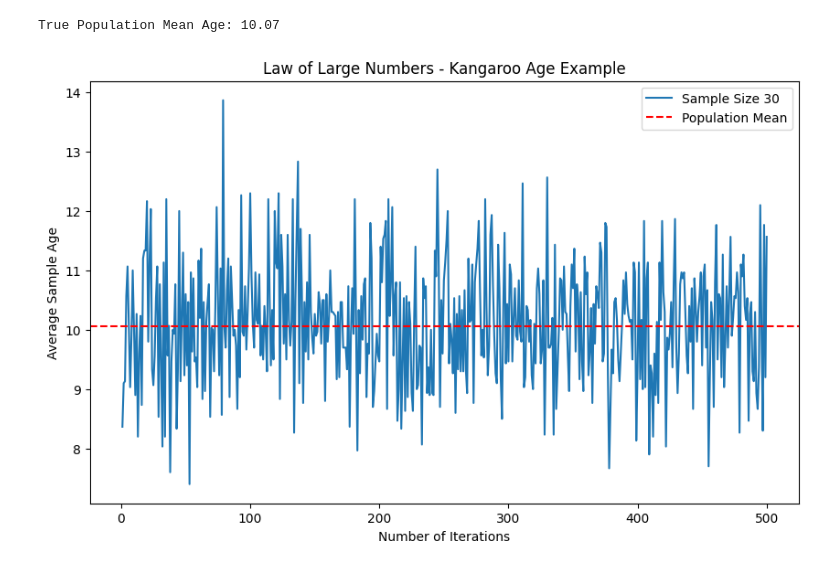
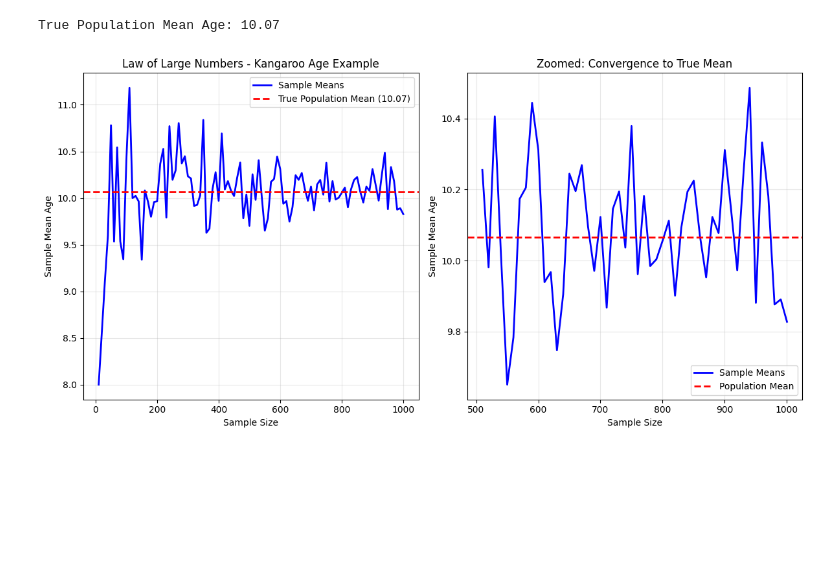
Before and after one commit to jessicapaes/Kangaroo_Population, a Jupyter notebook: Kangaroo_Population.ipynb, the cells around one changed output. Saved outputs shown, nothing was run; the diff lists cells and outputs as text; code cells hidden in the pictures; blank space fills up the shorter version.

```diff
--- a/Kangaroo_Population.ipynb
+++ b/Kangaroo_Population.ipynb
@@ -1,39 +1,77 @@
 # %%
 import numpy as np
 import matplotlib.pyplot as plt
 
-# 1. Create a mock "population" of kangaroo ages
-# (replace this with your real kangaroo dataset if available)
-np.random.seed(42)  # for reproducibility
+# 1. Create Australian Kangaroo population
+np.random.seed(42)
 population = np.random.randint(1, 20, size=10000)  # ages between 1 and 20
 
-# Population mean (true parameter)
+# Calculate true population mean (this is what we're trying to estimate)
 population_mean = np.mean(population)
 print(f"True Population Mean Age: {population_mean:.2f}")
 
-# 2. Law of Large Numbers simulation
-def simulate_lln(sample_size=30, iterations=500):
+# 2. Law of Large Numbers demonstration function
+def demonstrate_lln(population, max_sample_size=1000):
+    """
+    Show how sample mean approaches population mean as sample size increases
+    """
+    # Create different sample sizes to test
+    sample_sizes = np.arange(10, max_sample_size + 1, 10)  # 10, 20, 30, ..., 1000
     sample_means = []
-    for i in range(1, iterations + 1):
-        sample = np.random.choice(population, size=sample_size, replace=True)
+
+    for n in sample_sizes:
+        # Take a sample of size n from the population
+        sample = np.random.choice(population, size=n, replace=True)
+        # Calculate the mean of this sample
         sample_mean = np.mean(sample)
         sample_means.append(sample_mean)
-    return sample_means
 
-# 3. Run simulation with different sample sizes
-sample_size = 30
-iterations = 500
-sample_means = simulate_lln(sample_size, iterations)
+    return sample_sizes, sample_means
 
-# 4. Plot results
-plt.figure(figsize=(10, 6))
-plt.plot(range(1, iterations + 1), sample_means, label=f"Sample Size {sample_size}")
-plt.axhline(y=population_mean, color='red', linestyle='--', label="Population Mean")
-plt.xlabel("Number of Iterations")
-plt.ylabel("Average Sample Age")
-plt.title("Law of Large Numbers - Kangaroo Age Example")
+# 3. Run the Law of Large Numbers demonstration
+sample_sizes, sample_means = demonstrate_lln(population)
+
+# 4. Plot the results - showing convergence to population mean
+plt.figure(figsize=(12, 6))
+
+# Main plot showing convergence
+plt.subplot(1, 2, 1)
+plt.plot(sample_sizes, sample_means, 'b-', linewidth=2, label='Sample Means')
+plt.axhline(y=population_mean, color='red', linestyle='--', linewidth=2, label=f'True Population Mean ({population_mean:.2f})')
+plt.xlabel('Sample Size')
+plt.ylabel('Sample Mean Age')
+plt.title('Law of Large Numbers - Kangaroo Age Example')
 plt.legend()
+plt.grid(True, alpha=0.3)
+
+# Zoomed view of later convergence
+plt.subplot(1, 2, 2)
+start_idx = len(sample_sizes) // 2  # Start from halfway point
+plt.plot(sample_sizes[start_idx:], sample_means[start_idx:], 'b-', linewidth=2, label='Sample Means')
+plt.axhline(y=population_mean, color='red', linestyle='--', linewidth=2, label=f'Population Mean')
+plt.xlabel('Sample Size')
+plt.ylabel('Sample Mean Age')
+plt.title('Zoomed: Convergence to True Mean')
+plt.legend()
+plt.grid(True, alpha=0.3)
+
+plt.tight_layout()
 plt.show()
+
+# 5. Show numerical convergence at key points
+checkpoints = [50, 100, 200, 500, 1000]
+print(f"\nConvergence Analysis:")
+print("Sample Size | Sample Mean | Distance from True Mean")
+print("-" * 50)
+
+for n in checkpoints:
+    if n <= max(sample_sizes):
+        idx = np.where(sample_sizes == n)[0][0]
+        sample_mean = sample_means[idx]
+        distance = abs(sample_mean - population_mean)
+        print(f"    {n:4d}    |    {sample_mean:5.2f}    |        {distance:5.3f}")
+
+print(f"\n🎯 Key Insight: As sample size increases, sample mean gets closer to population mean!")
 # %% [output]
 True Population Mean Age: 10.07
-[figure, old version]
+[figure, new version]
```
Also changed, not shown: parts of 1 cell of this notebook.
